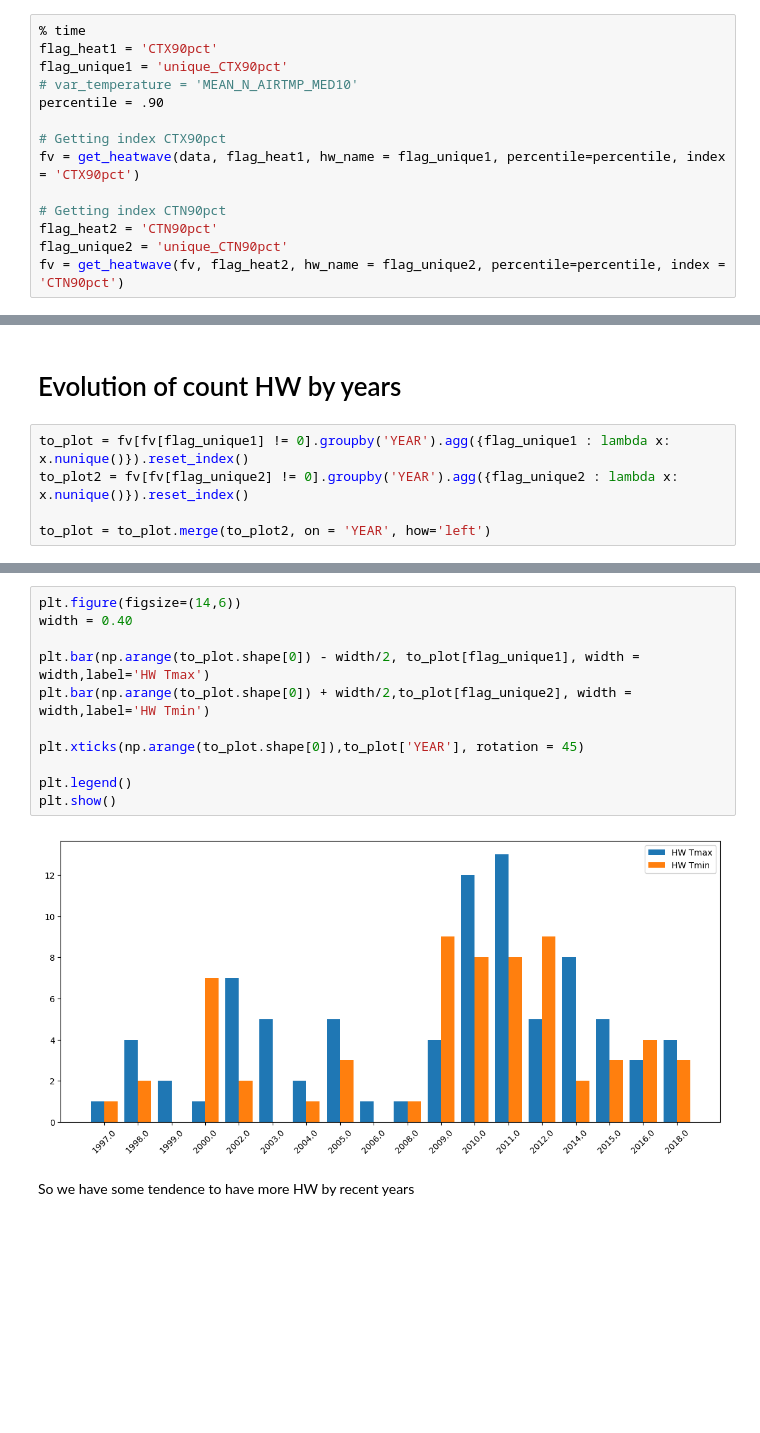
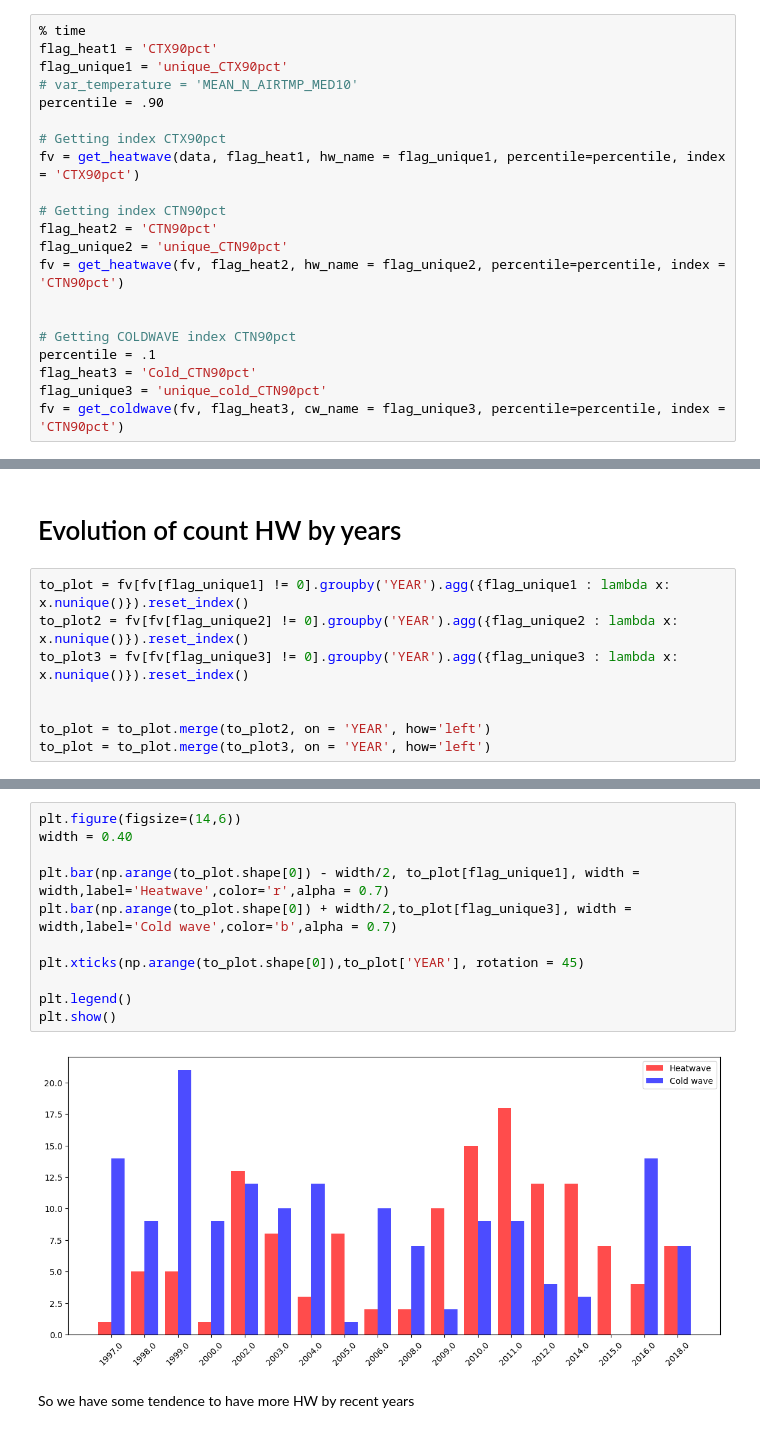
Before and after one commit to lucashueda/climate_health, a Jupyter notebook: 3.3 - Geirinhas .ipynb, the cells around one changed output, grey strips where cells are left out. Cells and saved outputs as stored; diff of their text form; blank space fills up the shorter version.

```diff
--- a/3.3 - Geirinhas .ipynb
+++ b/3.3 - Geirinhas .ipynb
@@ -336,6 +526,13 @@ fv = get_heatwave(data, flag_heat1, hw_name = flag_unique1, percentile=percentil
 flag_heat2 = 'CTN90pct'
 flag_unique2 = 'unique_CTN90pct'
 fv = get_heatwave(fv, flag_heat2, hw_name = flag_unique2, percentile=percentile, index = 'CTN90pct')
+
+
+# Getting COLDWAVE index CTN90pct
+percentile = .1
+flag_heat3 = 'Cold_CTN90pct'
+flag_unique3 = 'unique_cold_CTN90pct'
+fv = get_coldwave(fv, flag_heat3, cw_name = flag_unique3, percentile=percentile, index = 'CTN90pct')
 # %% [output]
 Wall time: 0 ns
 # %%
@@ -381,5 +592,8 @@ plot_heatwave(fv,flag_heat2)
 # %%
 to_plot = fv[fv[flag_unique1] != 0].groupby('YEAR').agg({flag_unique1 : lambda x: x.nunique()}).reset_index()
 to_plot2 = fv[fv[flag_unique2] != 0].groupby('YEAR').agg({flag_unique2 : lambda x: x.nunique()}).reset_index()
+to_plot3 = fv[fv[flag_unique3] != 0].groupby('YEAR').agg({flag_unique3 : lambda x: x.nunique()}).reset_index()
+
 
 to_plot = to_plot.merge(to_plot2, on = 'YEAR', how='left')
+to_plot = to_plot.merge(to_plot3, on = 'YEAR', how='left')
@@ -386,16 +604,16 @@ to_plot = to_plot.merge(to_plot2, on = 'YEAR', how='left')
 # %%
 plt.figure(figsize=(14,6))
 width = 0.40
 
-plt.bar(np.arange(to_plot.shape[0]) - width/2, to_plot[flag_unique1], width = width,label='HW Tmax')
-plt.bar(np.arange(to_plot.shape[0]) + width/2,to_plot[flag_unique2], width = width,label='HW Tmin')
+plt.bar(np.arange(to_plot.shape[0]) - width/2, to_plot[flag_unique1], width = width,label='Heatwave',color='r',alpha = 0.7)
+plt.bar(np.arange(to_plot.shape[0]) + width/2,to_plot[flag_unique3], width = width,label='Cold wave',color='b',alpha = 0.7)
 
 plt.xticks(np.arange(to_plot.shape[0]),to_plot['YEAR'], rotation = 45)
 
 plt.legend()
 plt.show()
 # %% [output]
-[figure, old version]
+[figure, new version]
 # %% [markdown]
  So we have some tendence to have more HW by recent years
 # %% [markdown]
```
Also changed, not shown: parts of 26 cells of this notebook.
